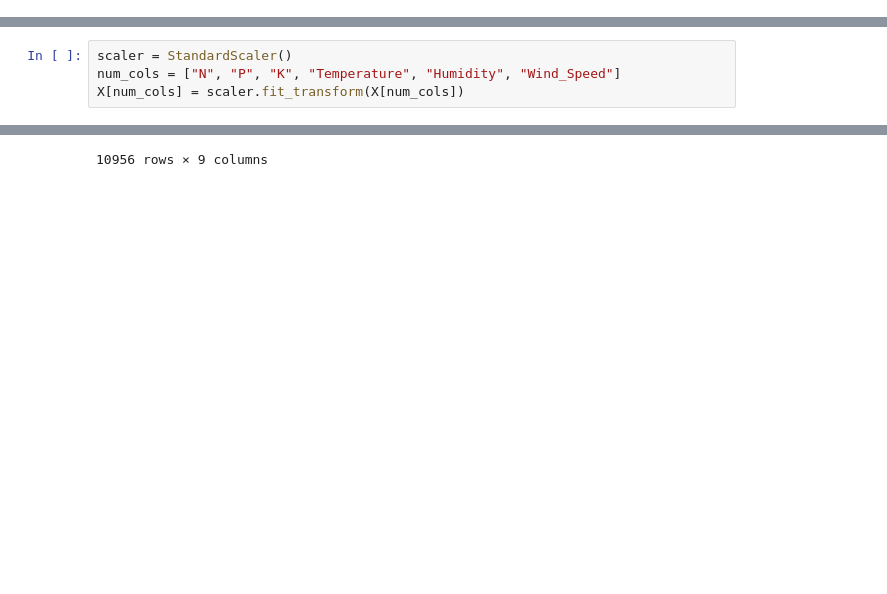
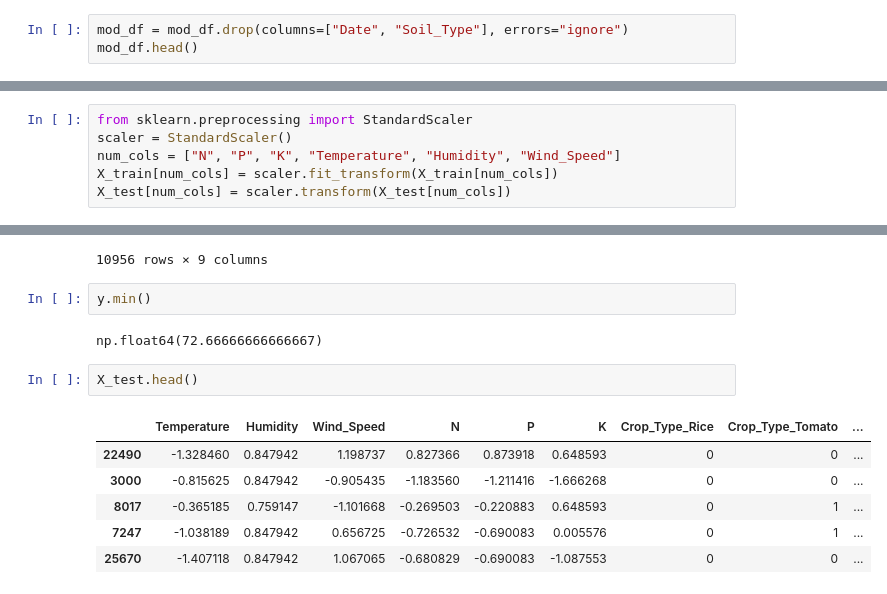
Before and after one commit to subhajit11010/crop_disease_detection, a Jupyter notebook: Untitled.ipynb, the cells around one changed output, grey strips where cells are left out. Cells and saved outputs as stored; diff of their text form; blank space fills up the shorter version.

Commit message:
updated training artifacts

```diff
--- a/Untitled.ipynb
+++ b/Untitled.ipynb
@@ -91,0 +92,3 @@ mod_df.head()
+# %%
+mod_df = mod_df.drop(columns=["Date", "Soil_Type"], errors="ignore")
+mod_df.head()
@@ -97,7 +107,9 @@ X_train, X_test, y_train, y_test = train_test_split(X, y, test_size = 0.2, shuff
 # %%
+from sklearn.preprocessing import StandardScaler
 scaler = StandardScaler()
 num_cols = ["N", "P", "K", "Temperature", "Humidity", "Wind_Speed"]
-X[num_cols] = scaler.fit_transform(X[num_cols])
+X_train[num_cols] = scaler.fit_transform(X_train[num_cols])
+X_test[num_cols] = scaler.transform(X_test[num_cols])
 # %%
 model = LinearRegression()
 model.fit(X_train, y_train)
@@ -163,3 +175,16 @@ X
 | 36512 | -2.226537 | 0.848753 | 1.454930 | -0.265068 | -0.372736 | -0.889360 | 1 | 0 | ... |
 | 36517 | -1.997904 | 0.848753 | -0.198073 | -1.635652 | -1.623485 | -1.275178 | 0 | 1 | ... |
 10956 rows × 9 columns
+# %%
+y.min()
+# %% [output]
+np.float64(72.66666666666667)
+# %%
+X_test.head()
+# %% [output]
+|  | Temperature | Humidity | Wind_Speed | N | P | K | Crop_Type_Rice | Crop_Type_Tomato | ... |
+| 22490 | -1.328460 | 0.847942 | 1.198737 | 0.827366 | 0.873918 | 0.648593 | 0 | 0 | ... |
+| 3000 | -0.815625 | 0.847942 | -0.905435 | -1.183560 | -1.211416 | -1.666268 | 0 | 0 | ... |
+| 8017 | -0.365185 | 0.759147 | -1.101668 | -0.269503 | -0.220883 | 0.648593 | 0 | 1 | ... |
+| 7247 | -1.038189 | 0.847942 | 0.656725 | -0.726532 | -0.690083 | 0.005576 | 0 | 1 | ... |
+| 25670 | -1.407118 | 0.847942 | 1.067065 | -0.680829 | -0.690083 | -1.087553 | 0 | 0 | ... |
```
Also changed, not shown: parts of 8 cells of this notebook, 3 other files.
